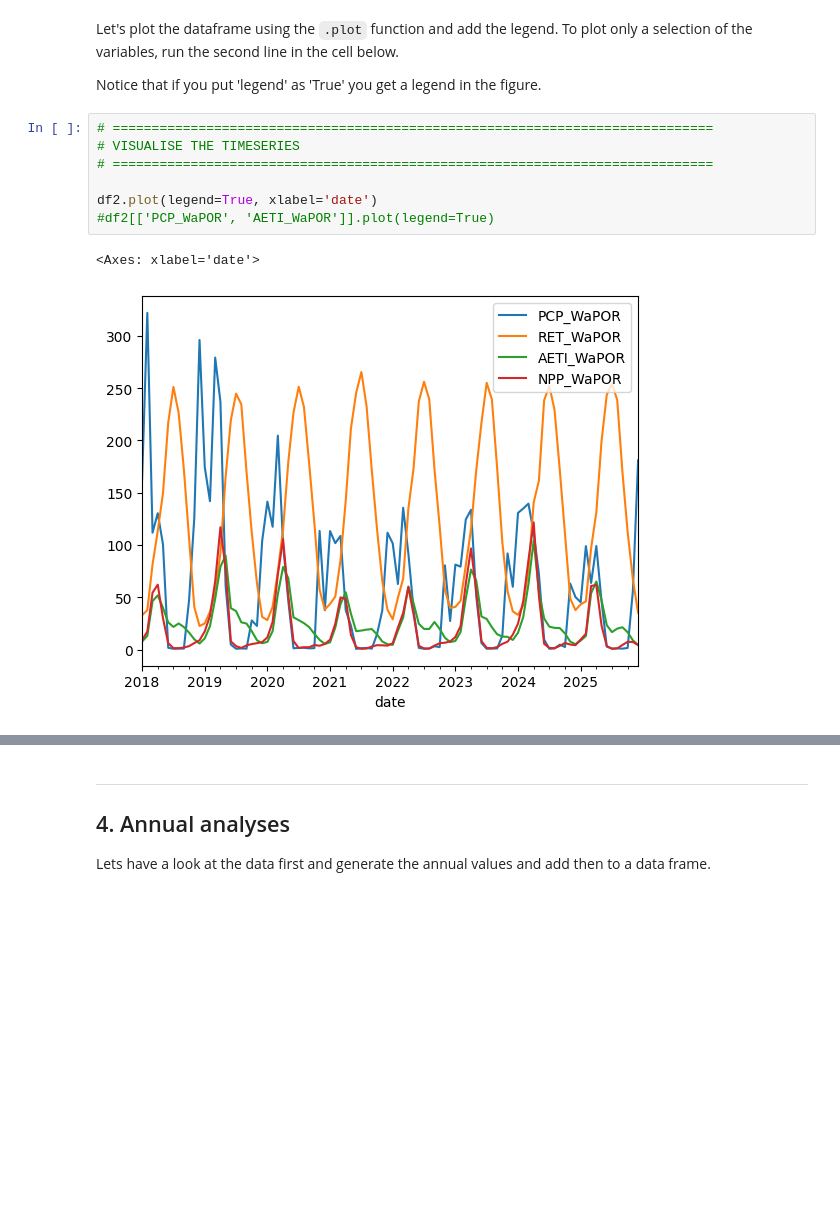
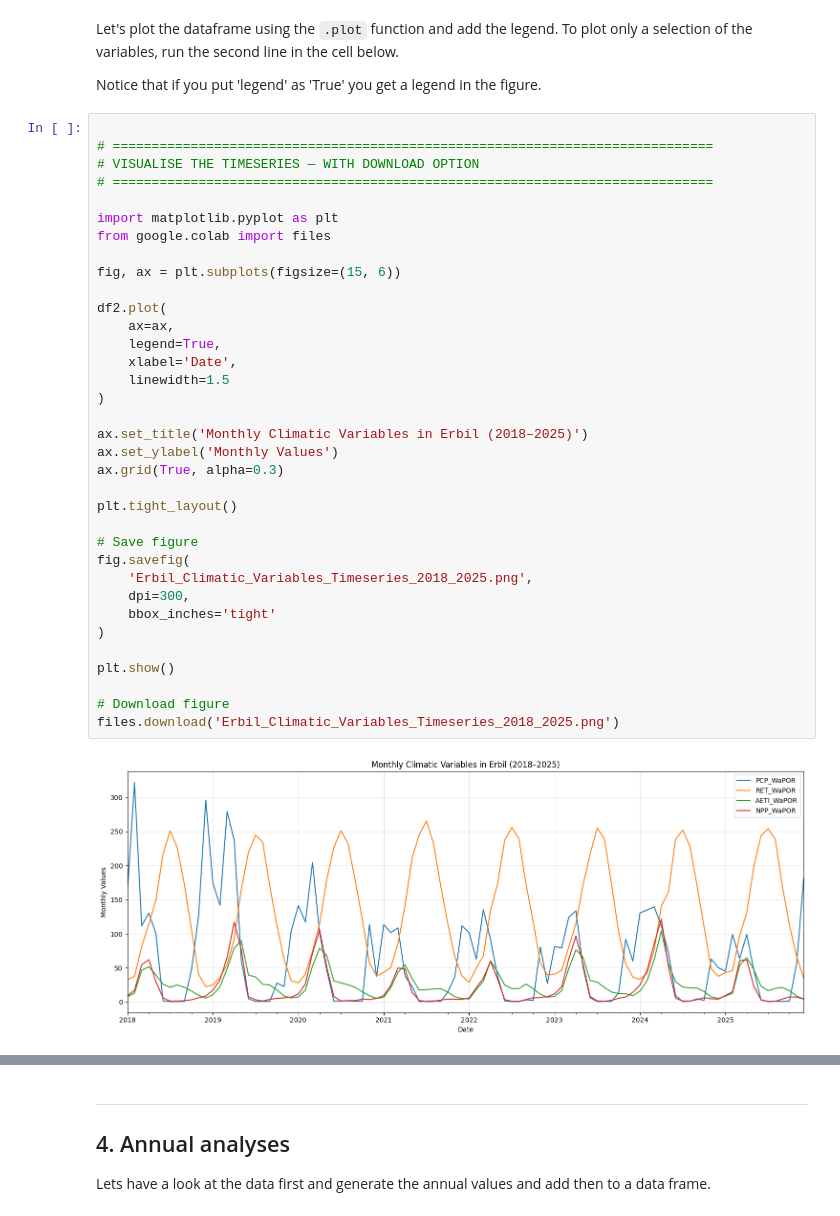
Before and after one commit to drealdrizz/Arithmetic, a Jupyter notebook: 3.1_Correlation_Analyses.ipynb, the cells around one changed output, grey strips where cells are left out. Cells and saved outputs as stored; diff of their text form; blank space fills up the shorter version.

```diff
--- a/3.1_Correlation_Analyses.ipynb
+++ b/3.1_Correlation_Analyses.ipynb
@@ -937,12 +990,39 @@ Let's plot the dataframe using the `.plot` function and add the legend. To plot
 
 Notice that if you put 'legend' as 'True' you get a legend in the figure.
 # %%
+
 # =============================================================================
-# VISUALISE THE TIMESERIES
+# VISUALISE THE TIMESERIES — WITH DOWNLOAD OPTION
 # =============================================================================
 
-df2.plot(legend=True, xlabel='date')
-#df2[['PCP_WaPOR', 'AETI_WaPOR']].plot(legend=True)
+import matplotlib.pyplot as plt
+from google.colab import files
+
+fig, ax = plt.subplots(figsize=(15, 6))
+
+df2.plot(
+    ax=ax,
+    legend=True,
+    xlabel='Date',
+    linewidth=1.5
+)
+
+ax.set_title('Monthly Climatic Variables in Erbil (2018–2025)')
+ax.set_ylabel('Monthly Values')
+ax.grid(True, alpha=0.3)
+
+plt.tight_layout()
+
+# Save figure
+fig.savefig(
+    'Erbil_Climatic_Variables_Timeseries_2018_2025.png',
+    dpi=300,
+    bbox_inches='tight'
+)
+
+plt.show()
+
+# Download figure
+files.download('Erbil_Climatic_Variables_Timeseries_2018_2025.png')
 # %% [output]
-<Axes: xlabel='date'>
-[figure, old version]
+[figure, new version]
```
Also changed, not shown: parts of 4 cells of this notebook.
